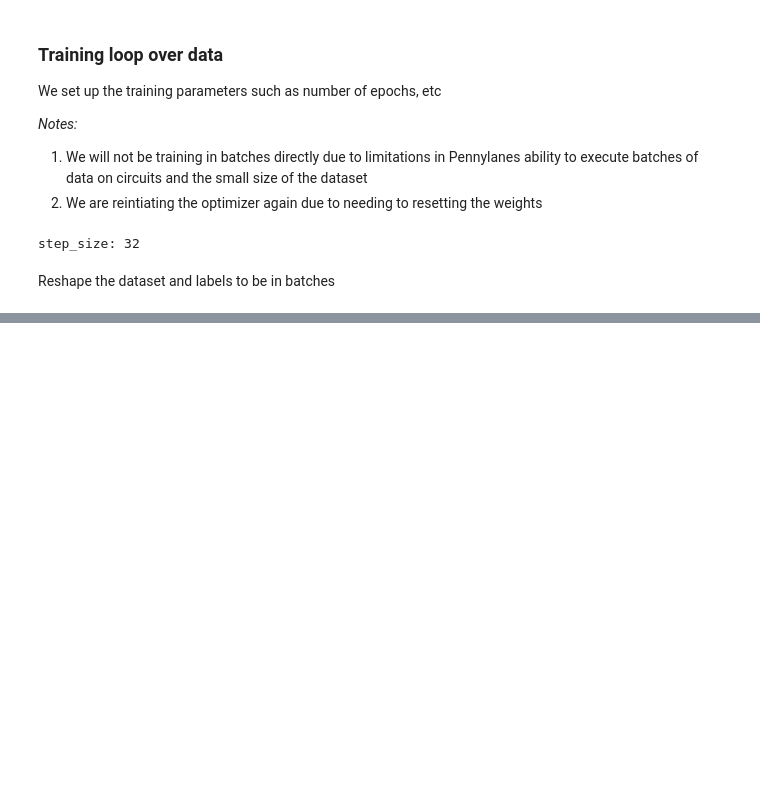
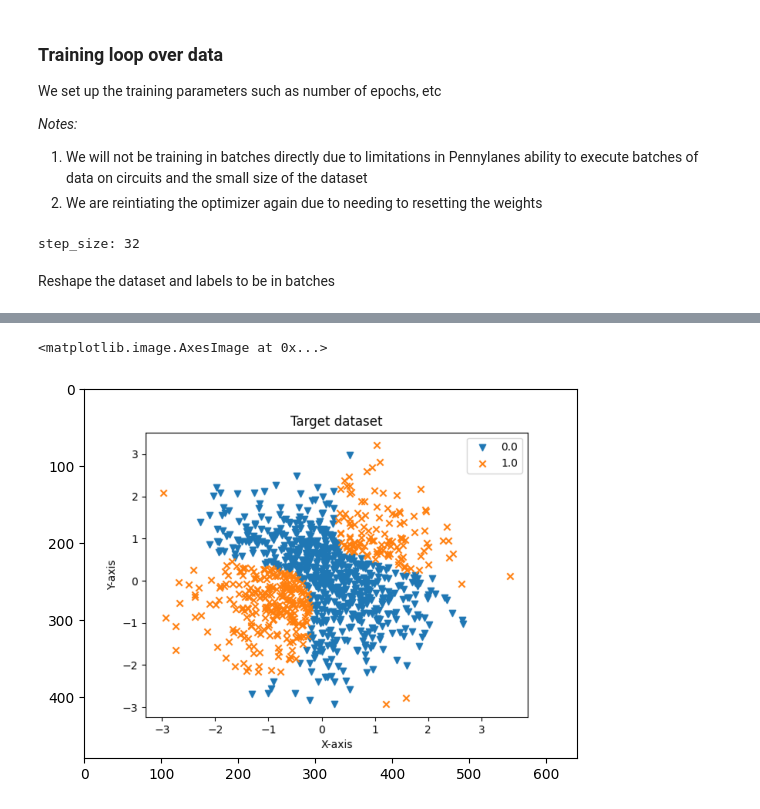
Before and after one commit to MPSLab-ASU/QML-Tutorials, a Jupyter notebook: Explicit Model.ipynb, the cells around one changed output, grey strips where cells are left out. Cells and saved outputs as stored; diff of their text form; code cells hidden in the pictures; blank space fills up the shorter version.

```diff
--- a/Explicit Model.ipynb
+++ b/Explicit Model.ipynb
@@ -96,6 +94,6 @@ def plot_preds(labels,x,y,title='Target dataset',get_img:bool=False):
     plt.show()
 # %%
-plot_preds(labels.numpy(),x,y)
+target_img = plot_preds(labels.numpy(),x,y,get_img=True)
 # %% [output]
 [figure]
 # %% [markdown]
@@ -204,0 +219,5 @@ with file_writer.as_default():
+# %%
+plt.imshow(target_img[0])
+# %% [output]
+<matplotlib.image.AxesImage at 0x...>
+[figure, added]
```
Also changed, not shown: parts of 15 cells of this notebook, 6 other files.
